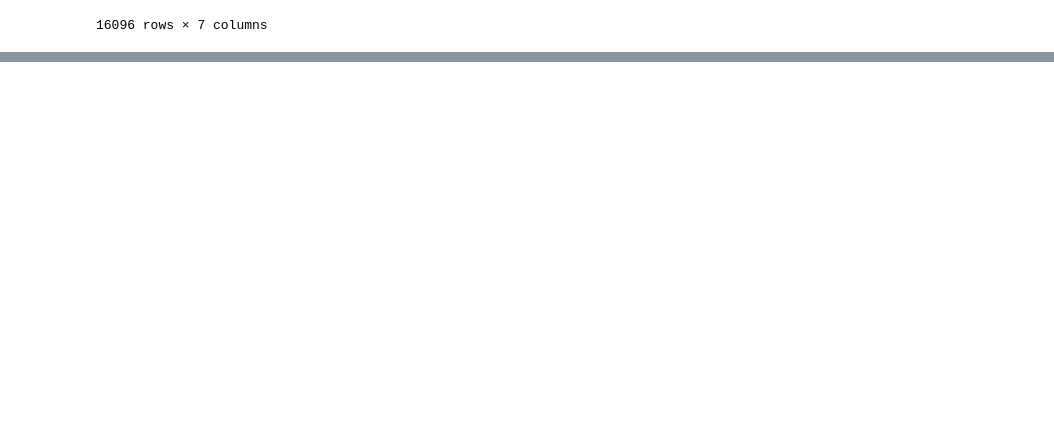
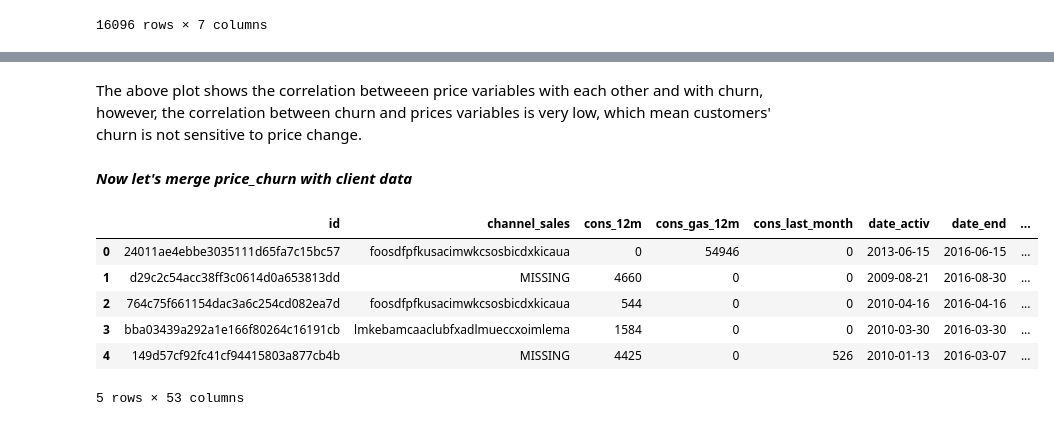
Before and after one commit to yash013/sme_customer_churn_problem, a Jupyter notebook: eda.ipynb, the cells around one changed output, grey strips where cells are left out. Drawn from its saved outputs; the diff is of its cells as text; code cells hidden in the pictures; blank space fills up the shorter version.

Commit message:
clean data after eda

```diff
--- a/eda.ipynb
+++ b/eda.ipynb
@@ -572,0 +519,4 @@ for attr in ['price_off_peak_var', 'price_peak_var', 'price_mid_peak_var', 'pric
+# %%
+# Merge into 1 dataframe
+price_features = pd.merge(mean_year, mean_6m, on='id')
+price_features = pd.merge(price_features, mean_3m, on='id')
@@ -572,0 +535,3 @@ for attr in ['price_off_peak_var', 'price_peak_var', 'price_mid_peak_var', 'pric
+# %%
+price_churn = pd.merge(price_features, client_df[['id', 'churn']], on='id')
+price_churn.head()
@@ -572,0 +555,16 @@ for attr in ['price_off_peak_var', 'price_peak_var', 'price_mid_peak_var', 'pric
+# %% [markdown]
+The above plot shows the correlation betweeen price variables with each other and with churn, however, the correlation between churn and prices variables is very low, which mean customers' churn is not sensitive to price change.
+# %% [markdown]
+***Now let's merge price_churn with client data***
+# %%
+merged_data = pd.merge(client_df.drop(columns=['churn']), price_churn, on='id')
+# %%
+merged_data.head()
+# %% [output]
+|  | id | channel_sales | cons_12m | cons_gas_12m | cons_last_month | date_activ | date_end | ... |
+| 0 | 24011ae4ebbe3035111d65fa7c15bc57 | foosdfpfkusacimwkcsosbicdxkicaua | 0 | 54946 | 0 | 2013-06-15 | 2016-06-15 | ... |
+| 1 | d29c2c54acc38ff3c0614d0a653813dd | MISSING | 4660 | 0 | 0 | 2009-08-21 | 2016-08-30 | ... |
+| 2 | 764c75f661154dac3a6c254cd082ea7d | foosdfpfkusacimwkcsosbicdxkicaua | 544 | 0 | 0 | 2010-04-16 | 2016-04-16 | ... |
+| 3 | bba03439a292a1e166f80264c16191cb | lmkebamcaaclubfxadlmueccxoimlema | 1584 | 0 | 0 | 2010-03-30 | 2016-03-30 | ... |
+| 4 | 149d57cf92fc41cf94415803a877cb4b | MISSING | 4425 | 0 | 526 | 2010-01-13 | 2016-03-07 | ... |
+5 rows × 53 columns
```
Also changed, not shown: parts of 20 cells of this notebook, 1 other file.
